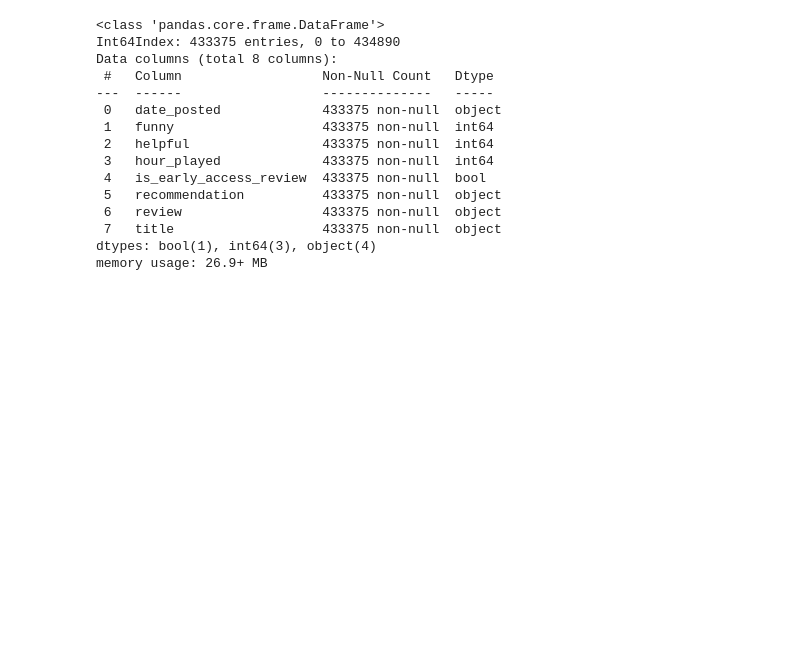
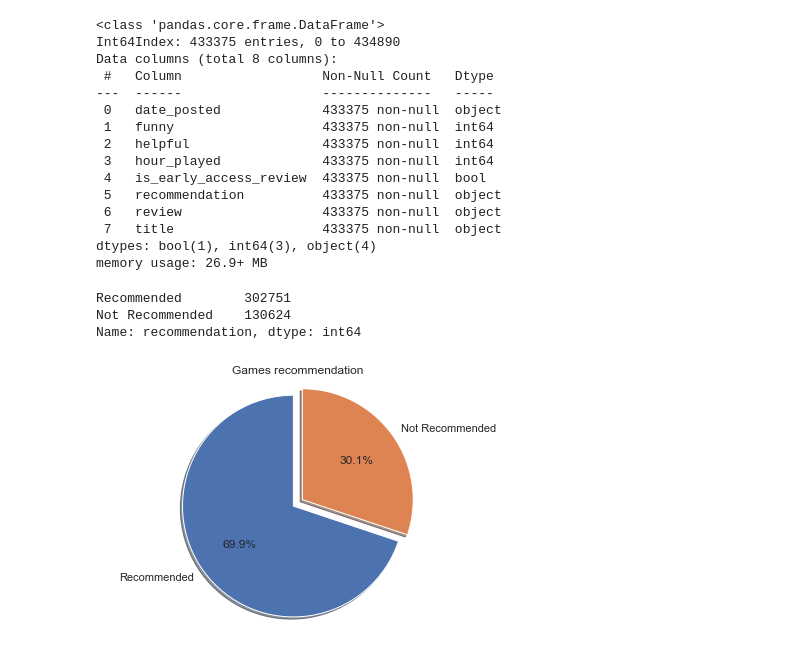
Before and after one commit to Yaswanth3277/csgodataclassifier, a Jupyter notebook: SteamReviewClassifier.ipynb, the cells around one changed output. Drawn from its saved outputs; the diff is of its cells as text; code cells hidden in the pictures; blank space fills up the shorter version.

```diff
--- a/SteamReviewClassifier.ipynb
+++ b/SteamReviewClassifier.ipynb
@@ -87,3 +88,24 @@ Data columns (total 8 columns):
  7   title                   433375 non-null  object
 dtypes: bool(1), int64(3), object(4)
 memory usage: 26.9+ MB
+# %%
+steam_review.recommendation.value_counts()
+# %% [output]
+Recommended        302751
+Not Recommended    130624
+Name: recommendation, dtype: int64
+# %%
+graph_sizes = [steam_review.recommendation.value_counts()[0], steam_review.recommendation.value_counts()[1]]
+labels = ["Recommended", "Not Recommended"]
+
+explode = (0, 0.1)
+fig1, ax1 = plt.subplots()
+ax1.set_title('Games recommendation')
+ax1.pie(graph_sizes, explode=explode, labels=labels, autopct='%1.1f%%',
+        shadow=True, startangle=90)
+
+ax1.axis('equal')
+plt.tight_layout()
+plt.show()
+# %% [output]
+[figure, added]
```
Also changed, not shown: parts of 5 cells of this notebook, 1 other file.
